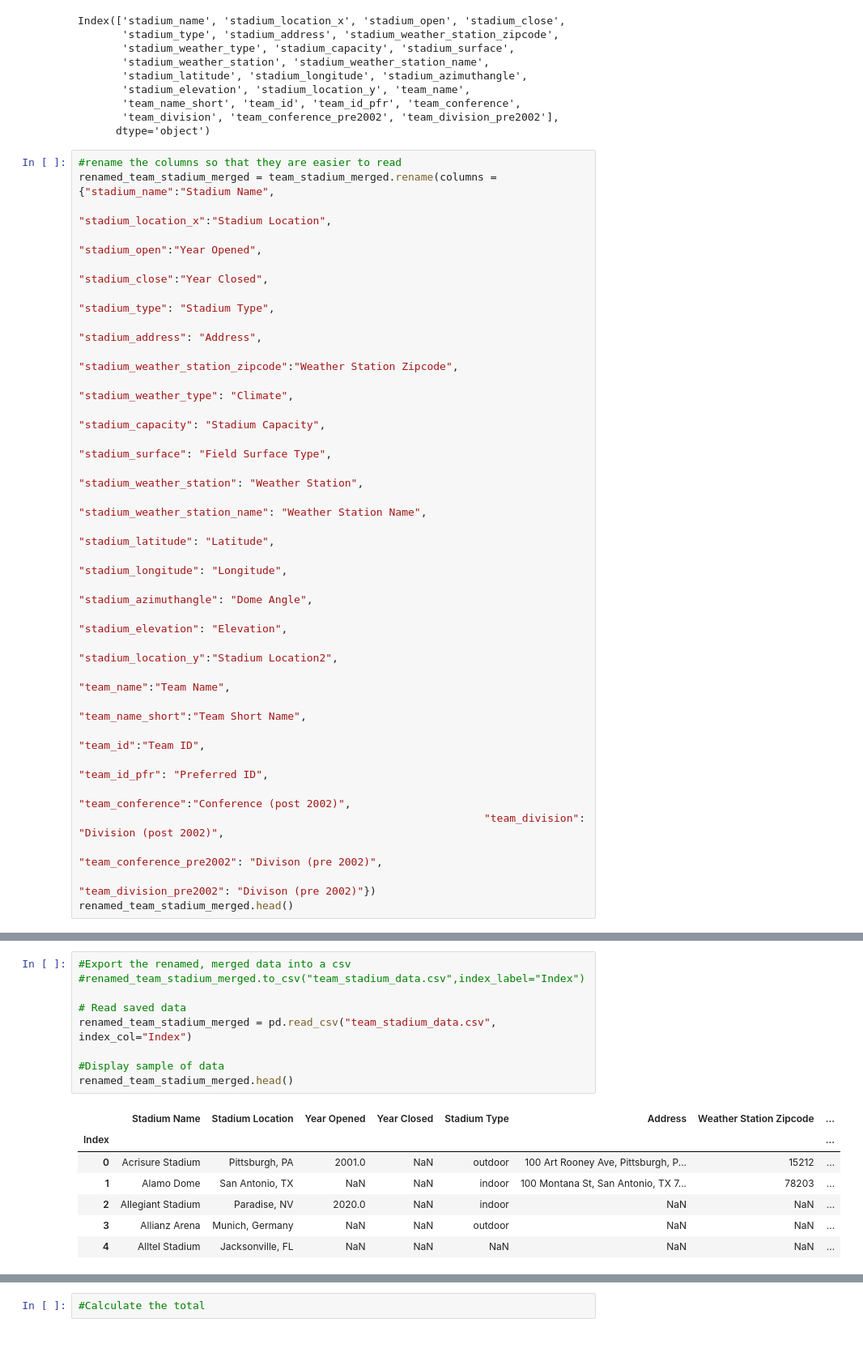
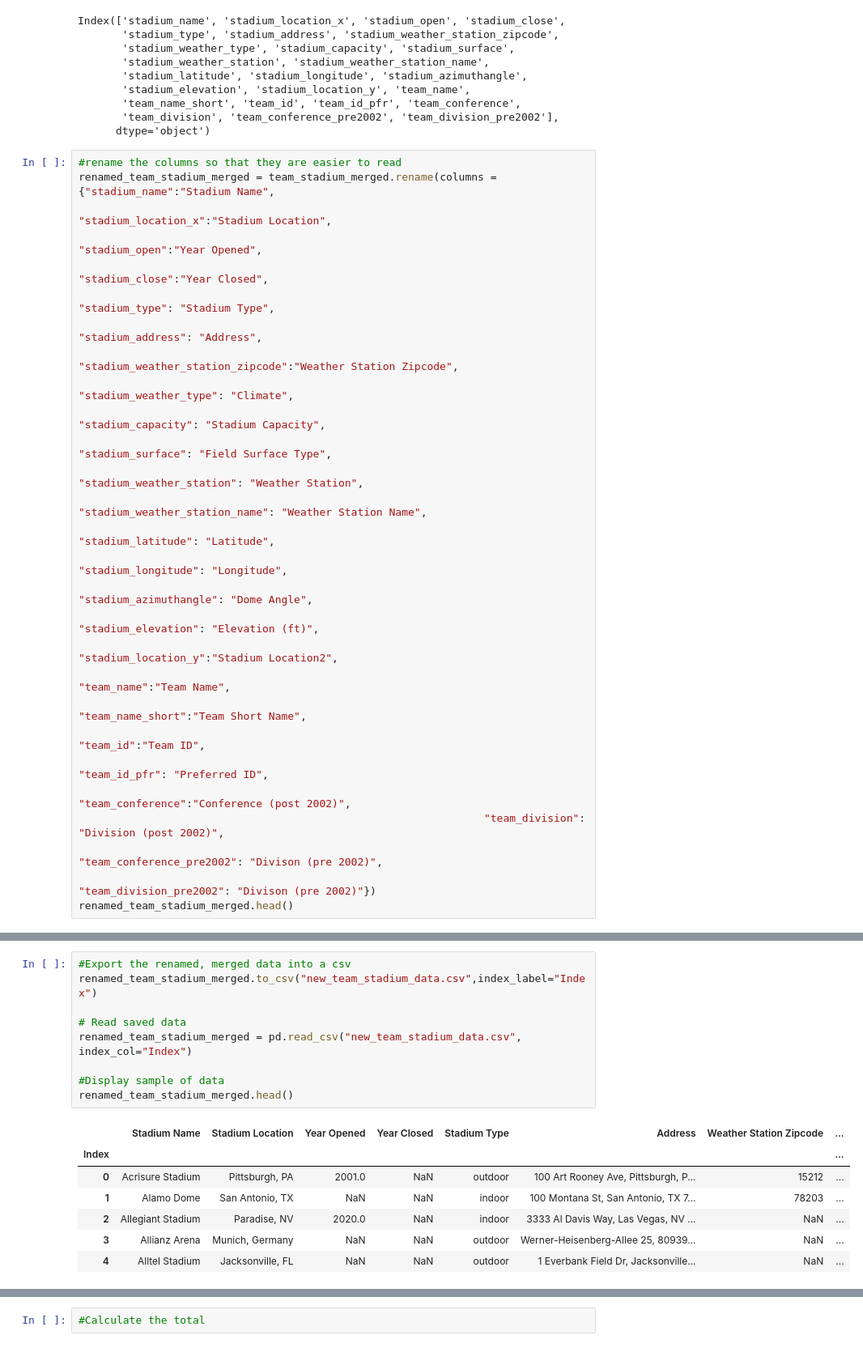
Before and after one commit to meltonme/nfl_sports_betting_analysis, a Jupyter notebook: NFL Betting Analysis/betting_analysis.ipynb, the cells around one changed output, grey strips where cells are left out. Shown at 81% size. Drawn from its saved outputs; the diff is of its cells as text.

Commit message:
added additional data to nfl_statidums.csv and refreshed the code to reflect the changes

```diff
--- a/NFL Betting Analysis/betting_analysis.ipynb
+++ b/NFL Betting Analysis/betting_analysis.ipynb
@@ -58,7 +58,7 @@ renamed_team_stadium_merged = team_stadium_merged.rename(columns ={"stadium_name
                                                                    "stadium_latitude": "Latitude",
                                                                    "stadium_longitude": "Longitude",
                                                                    "stadium_azimuthangle": "Dome Angle",
-                                                                    "stadium_elevation": "Elevation",
+                                                                    "stadium_elevation": "Elevation (ft)",
                                                                    "stadium_location_y":"Stadium Location2",
                                                                    "team_name":"Team Name",
                                                                    "team_name_short":"Team Short Name",
@@ -79,21 +79,21 @@ renamed_team_stadium_merged.head()
 5 rows × 25 columns
 # %%
 #Export the renamed, merged data into a csv
-#renamed_team_stadium_merged.to_csv("team_stadium_data.csv",index_label="Index")
+renamed_team_stadium_merged.to_csv("new_team_stadium_data.csv",index_label="Index")
 
 # Read saved data
-renamed_team_stadium_merged = pd.read_csv("team_stadium_data.csv", index_col="Index")
+renamed_team_stadium_merged = pd.read_csv("new_team_stadium_data.csv", index_col="Index")
 
 #Display sample of data
 renamed_team_stadium_merged.head()
 # %% [output]
 |  | Stadium Name | Stadium Location | Year Opened | Year Closed | Stadium Type | Address | Weather Station Zipcode | ... |
 | Index |  |  |  |  |  |  |  | ... |
 | 0 | Acrisure Stadium | Pittsburgh, PA | 2001.0 | NaN | outdoor | 100 Art Rooney Ave, Pittsburgh, P... | 15212 | ... |
 | 1 | Alamo Dome | San Antonio, TX | NaN | NaN | indoor | 100 Montana St, San Antonio, TX 7... | 78203 | ... |
-| 2 | Allegiant Stadium | Paradise, NV | 2020.0 | NaN | indoor | NaN | NaN | ... |
-| 3 | Allianz Arena | Munich, Germany | NaN | NaN | outdoor | NaN | NaN | ... |
-| 4 | Alltel Stadium | Jacksonville, FL | NaN | NaN | NaN | NaN | NaN | ... |
+| 2 | Allegiant Stadium | Paradise, NV | 2020.0 | NaN | indoor | 3333 Al Davis Way, Las Vegas, NV ... | NaN | ... |
+| 3 | Allianz Arena | Munich, Germany | NaN | NaN | outdoor | Werner-Heisenberg-Allee 25, 80939... | NaN | ... |
+| 4 | Alltel Stadium | Jacksonville, FL | NaN | NaN | outdoor | 1 Everbank Field Dr, Jacksonville... | NaN | ... |
 5 rows × 25 columns
 # %%
 #Dropping columns that we do not need
```
Also changed, not shown: parts of 4 cells of this notebook, 2 other files.
